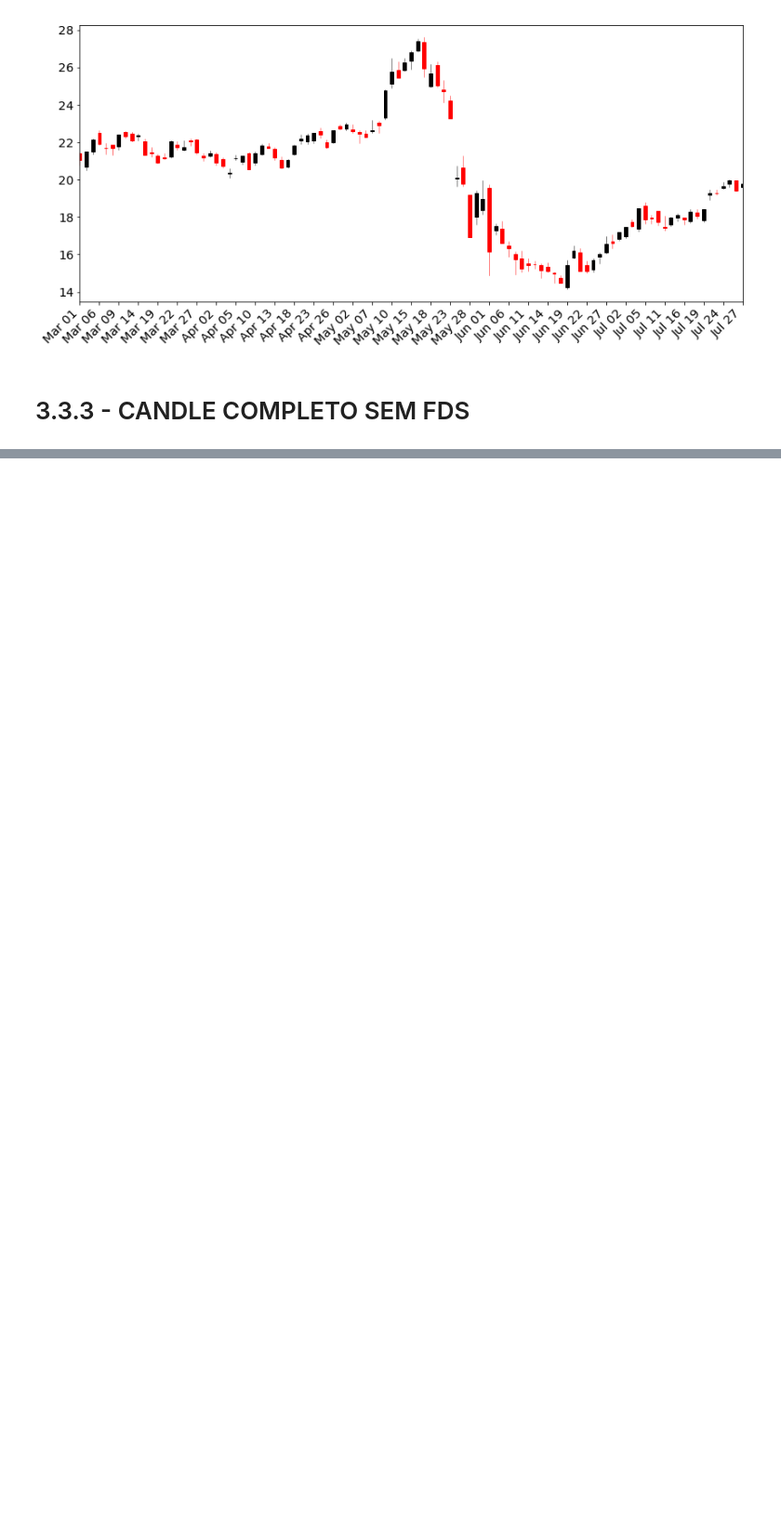
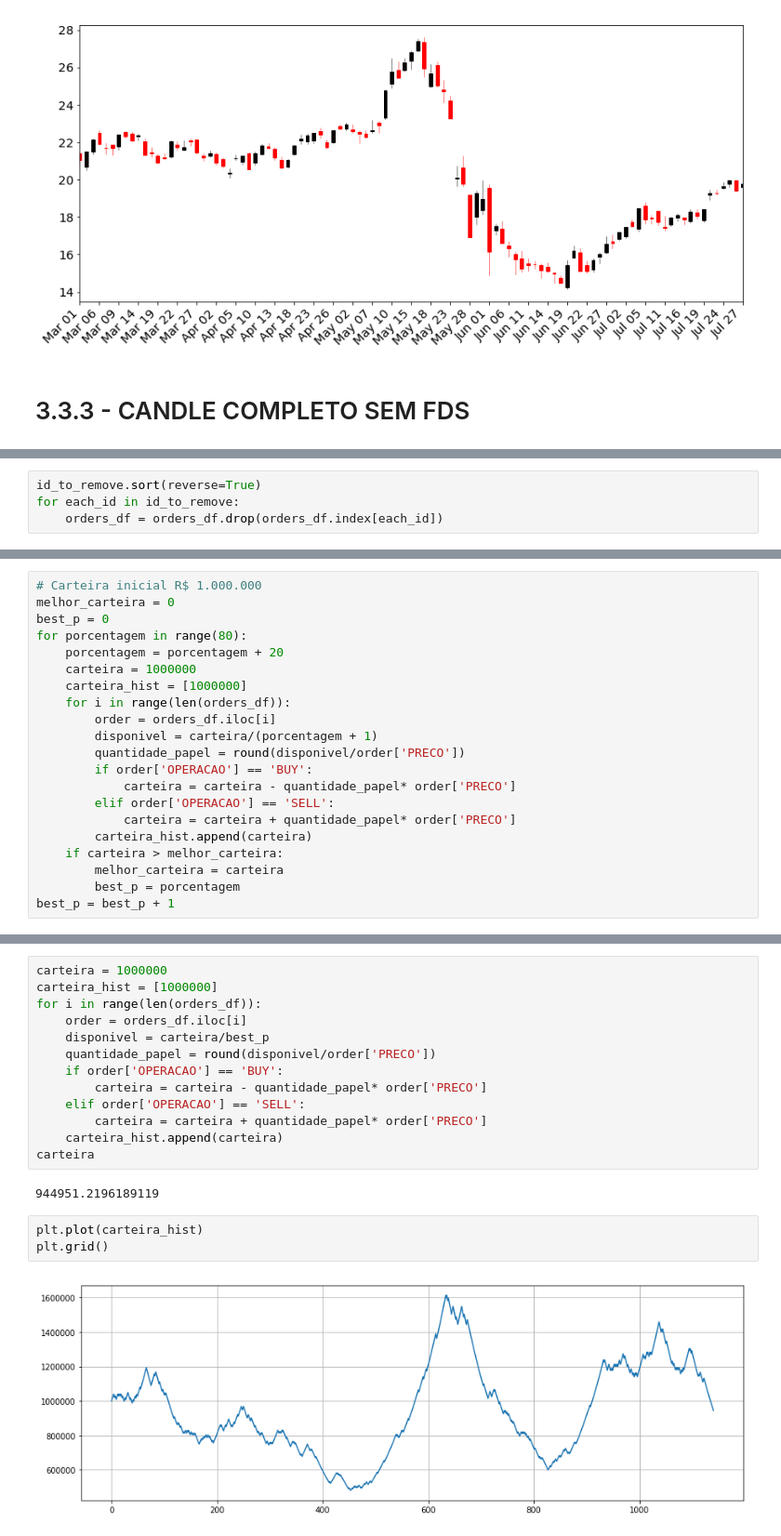
Before and after one commit to RodrigoCalderano/DOM-BOT, a Jupyter notebook: Jupyter/PandasHandler.ipynb, the cells around one changed output, grey strips where cells are left out. Shown: that part at 93% size. Saved outputs shown, nothing was run; the diff lists cells and outputs as text; blank space fills up the shorter version.

```diff
--- a/Jupyter/PandasHandler.ipynb
+++ b/Jupyter/PandasHandler.ipynb
@@ -471,0 +471,4 @@ len(stock)
+# %%
+id_to_remove.sort(reverse=True)
+for each_id in id_to_remove:
+    orders_df = orders_df.drop(orders_df.index[each_id])
@@ -471,0 +498,21 @@ len(stock)
+# %%
+# Carteira inicial R$ 1.000.000
+melhor_carteira = 0
+best_p = 0
+for porcentagem in range(80):
+    porcentagem = porcentagem + 20
+    carteira = 1000000
+    carteira_hist = [1000000]
+    for i in range(len(orders_df)):
+        order = orders_df.iloc[i]
+        disponivel = carteira/(porcentagem + 1)
+        quantidade_papel = round(disponivel/order['PRECO'])
+        if order['OPERACAO'] == 'BUY':
+            carteira = carteira - quantidade_papel* order['PRECO']
+        elif order['OPERACAO'] == 'SELL':
+            carteira = carteira + quantidade_papel* order['PRECO']
+        carteira_hist.append(carteira)
+    if carteira > melhor_carteira:
+        melhor_carteira = carteira
+        best_p = porcentagem
+best_p = best_p + 1
@@ -471,0 +535,20 @@ len(stock)
+# %%
+carteira = 1000000
+carteira_hist = [1000000]
+for i in range(len(orders_df)):
+    order = orders_df.iloc[i]
+    disponivel = carteira/best_p
+    quantidade_papel = round(disponivel/order['PRECO'])
+    if order['OPERACAO'] == 'BUY':
+        carteira = carteira - quantidade_papel* order['PRECO']
+    elif order['OPERACAO'] == 'SELL':
+        carteira = carteira + quantidade_papel* order['PRECO']
+    carteira_hist.append(carteira)
+carteira
+# %% [output]
+944951.2196189119
+# %%
+plt.plot(carteira_hist)
+plt.grid()
+# %% [output]
+[figure, added]
```
Also changed, not shown: parts of 14 cells of this notebook, 2 other files.
